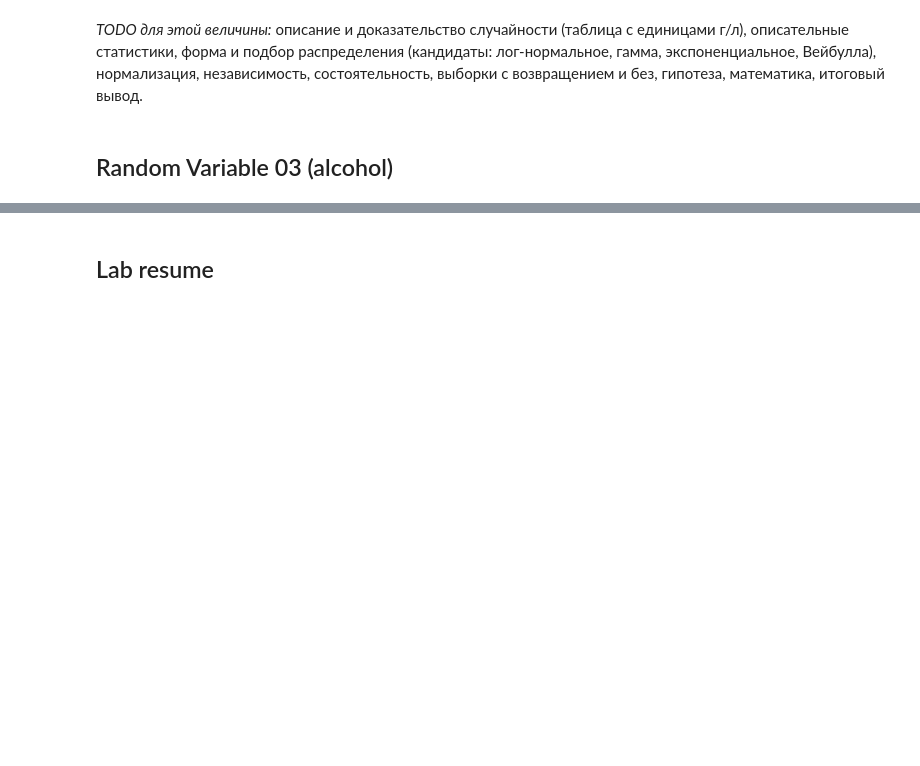
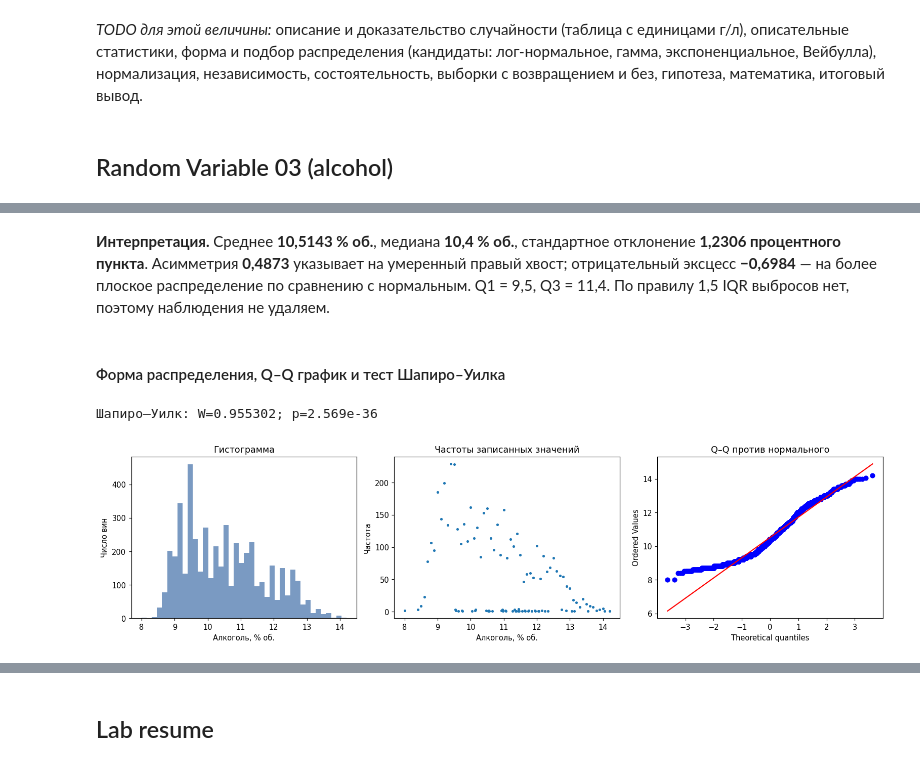
Before and after one commit to cherniak1410-sketch/statistics_lab1, a Jupyter notebook: lab1_restructured.ipynb, the cells around one changed output, grey strips where cells are left out. Saved outputs shown, nothing was run; the diff lists cells and outputs as text; code cells hidden in the pictures; blank space fills up the shorter version.

```diff
--- a/lab1_restructured.ipynb
+++ b/lab1_restructured.ipynb
@@ -576,0 +664,20 @@ pH белого вина можно считать случайной велич
+# %% [markdown]
+**Интерпретация.** Среднее **10,5143 % об.**, медиана **10,4 % об.**, стандартное отклонение **1,2306 процентного пункта**. Асимметрия **0,4873** указывает на умеренный правый хвост; отрицательный эксцесс **−0,6984** — на более плоское распределение по сравнению с нормальным. Q1 = 9,5, Q3 = 11,4. По правилу 1,5 IQR выбросов нет, поэтому наблюдения не удаляем.
+# %% [markdown]
+#### Форма распределения, Q–Q график и тест Шапиро–Уилка
+# %%
+fig,axs=plt.subplots(1,3,figsize=(15,4))
+axs[0].hist(a,bins=40,color="#6389B8",alpha=.85)
+axs[0].set(xlabel="Алкоголь, % об.",ylabel="Число вин",title="Гистограмма")
+freq=alcohol.value_counts().sort_index()
+axs[1].plot(freq.index,freq.values,".",markersize=5)
+axs[1].set(xlabel="Алкоголь, % об.",ylabel="Частота",title="Частоты записанных значений")
+stats.probplot(a,dist="norm",plot=axs[2])
+axs[2].set_title("Q–Q против нормального")
+plt.tight_layout()
+plt.show()
+w,p_shapiro=stats.shapiro(a)
+print(f"Шапиро–Уилк: W={w:.6f}; p={p_shapiro:.3e}")
+# %% [output]
+Шапиро–Уилк: W=0.955302; p=2.569e-36
+[figure, added]
```
Also changed, not shown: parts of 31 cells of this notebook.
